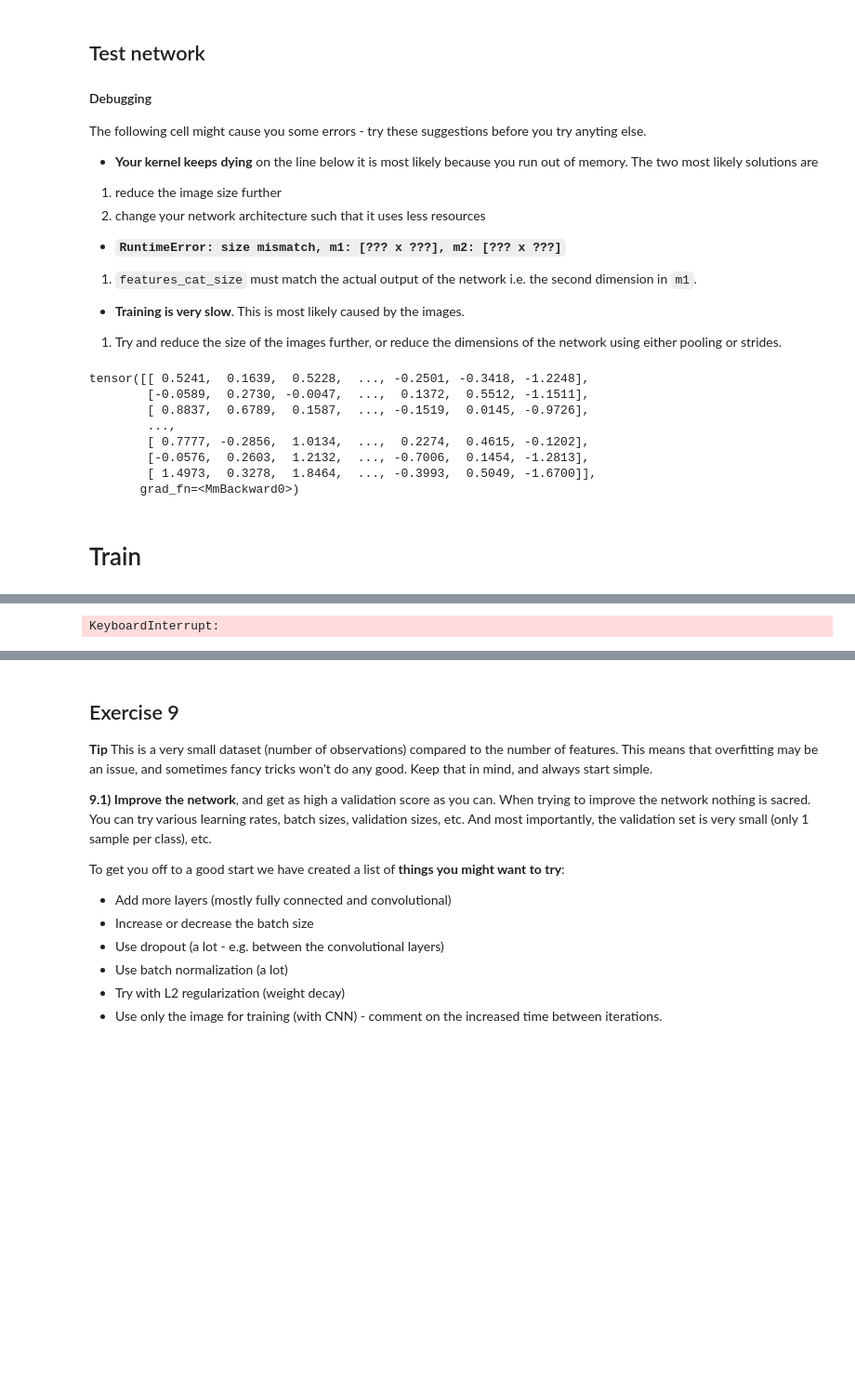
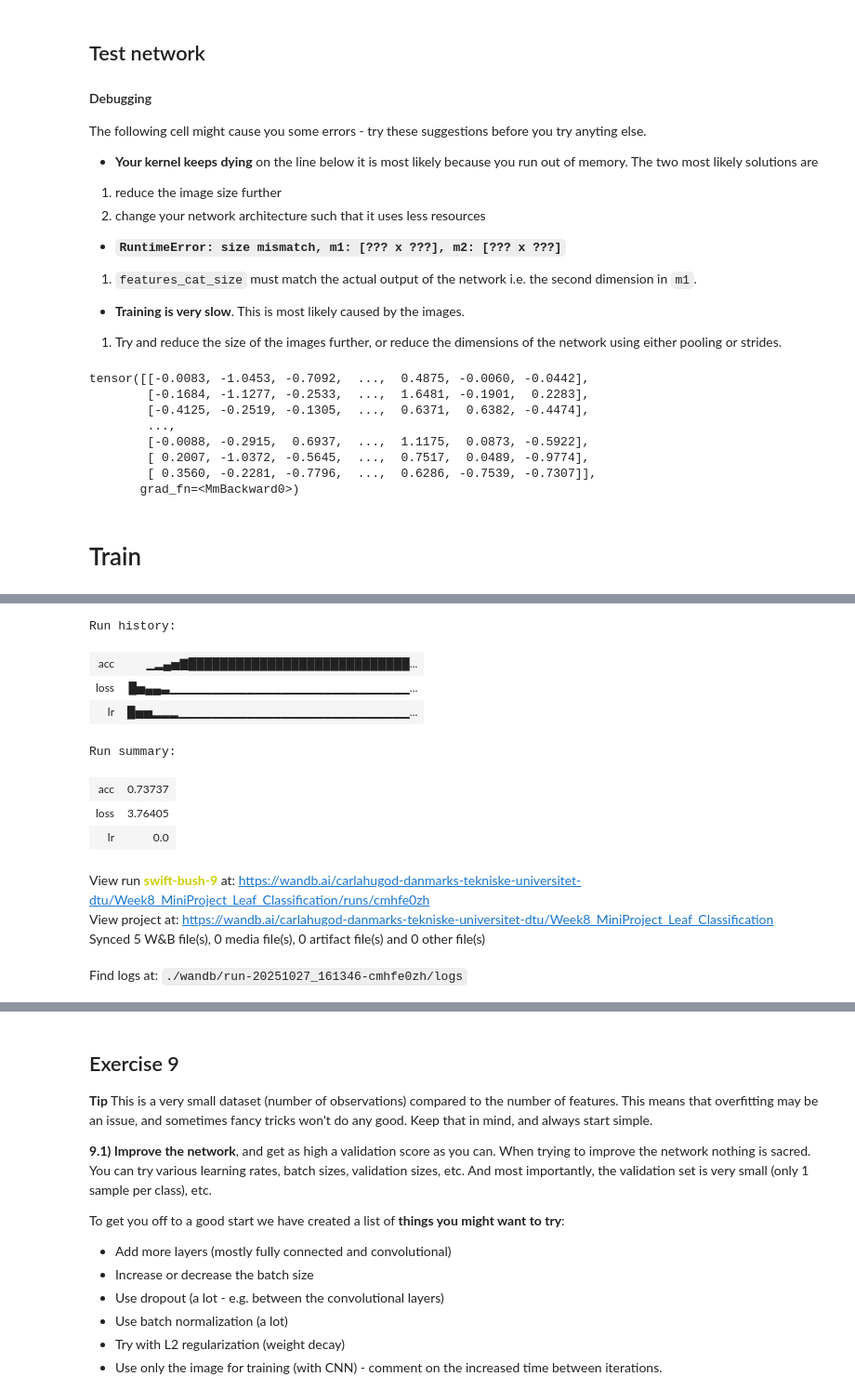
Before and after one commit to CarlaZdravkovicHugod/02456-2025, a Jupyter notebook: Week8 Mini Project/8.1 Kaggle Leaf Challenge.ipynb, the cells around one changed output, grey strips where cells are left out. Shown: that part at 93% size. Cells and saved outputs as stored; diff of their text form; code cells hidden in the pictures; blank space fills up the shorter version.

Commit message:
wandb working and succesful run

```diff
--- a/Week8 Mini Project/8.1 Kaggle Leaf Challenge.ipynb
+++ b/Week8 Mini Project/8.1 Kaggle Leaf Challenge.ipynb
@@ -399,7 +399,7 @@ Choose a reasonable batch size the `batch_size = ?` parameter below, and note yo
  * **Answer:** 32
  The batch size affects memory, because larger batches will have larger gradient tensor that will need to be stored during training. Smaller batches will use less memory, but may lead to noisier gradient estimates and are more susceptible to outliers. Training speed can be faster with larger batches due to parallel processing, but very large batches can lead to diminishing returns. The estimates of the gradients are more accurate with larger batches, as they average over more samples, but this can also lead to less frequent updates and potentially slower convergence.
 # %%
-batch_size = 64
+batch_size = 32
 dummy_batch_gen = data_utils.batch_generator(data, batch_size=batch_size, num_classes=NUM_CLASSES, num_iterations=5e3, seed=42)
 train_batch = next(dummy_batch_gen.gen_train())
 valid_batch, i = next(dummy_batch_gen.gen_valid())
@@ -540,16 +540,13 @@ class Net(nn.Module):
         x_img = self.adapt_pool(x_img)  # (N, conv_out_channels, 1, 1)
         features_img = x_img.view(x_img.size(0), -1)  # (N, conv_out_channels)
         features_img = self.dropout(features_img)
+
         # Append features to the list "features"
         features.append(features_img)
 
-
-
         ## Use concatenated leaf features for FFNN ##
         x = torch.cat((x_margin, x_texture), dim=1)  # (N, 2 * NUM_FEATURES)
-        features_vector = F.relu(x)
-        features.append(features_vector)
-
+        features.append(x)
 
         ## Use concatenated leaf features for RNN ##
         # - Change dimensions to fit GRU: (batch, seq_len=NUM_FEATURES, 1)
@@ -636,13 +633,13 @@ _x_texture = get_variable(Variable(torch.from_numpy(randnorm(_feature_shape))))
 output = net(x_img=_x_image, x_margin=_x_margin, x_shape=_x_shape, x_texture=_x_texture)
 output['out']
 # %% [output]
-tensor([[ 0.5241,  0.1639,  0.5228,  ..., -0.2501, -0.3418, -1.2248],
-        [-0.0589,  0.2730, -0.0047,  ...,  0.1372,  0.5512, -1.1511],
-        [ 0.8837,  0.6789,  0.1587,  ..., -0.1519,  0.0145, -0.9726],
+tensor([[-0.0083, -1.0453, -0.7092,  ...,  0.4875, -0.0060, -0.0442],
+        [-0.1684, -1.1277, -0.2533,  ...,  1.6481, -0.1901,  0.2283],
+        [-0.4125, -0.2519, -0.1305,  ...,  0.6371,  0.6382, -0.4474],
         ...,
-        [ 0.7777, -0.2856,  1.0134,  ...,  0.2274,  0.4615, -0.1202],
-        [-0.0576,  0.2603,  1.2132,  ..., -0.7006,  0.1454, -1.2813],
-        [ 1.4973,  0.3278,  1.8464,  ..., -0.3993,  0.5049, -1.6700]],
+        [-0.0088, -0.2915,  0.6937,  ...,  1.1175,  0.0873, -0.5922],
+        [ 0.2007, -1.0372, -0.5645,  ...,  0.7517,  0.0489, -0.9774],
+        [ 0.3560, -0.2281, -0.7796,  ...,  0.6286, -0.7539, -0.7307]],
        grad_fn=<MmBackward0>)
 # %% [markdown]
 # Train
@@ -649,11 +651,8 @@ tensor([[ 0.5241,  0.1639,  0.5228,  ..., -0.2501, -0.3418, -1.2248],
 # %%
-import wandb
-from tqdm import tqdm
 
-os.environ['WANDB_API_KEY'] = os.getenv('WANDB_API_KEY')
 # Setup settings for training
 VALIDATION_SIZE = 0.1 # 0.1 is ~ 100 samples for validation
-max_iter = 1000 # changed to 1000 for quicker testing
+max_iter = 10000
 log_every = 100
 eval_every = 100
 
@@ -707,14 +706,15 @@ run = wandb.init(
         "step_size": scheduler.step_size,
         "gamma": scheduler.gamma,
         "weight_decay": optimizer.param_groups[0]['weight_decay'],
-        "validation_size": VALIDATION_SIZE
+        "validation_size": VALIDATION_SIZE,
+        "use_dropout": [True if 'dropout' in name else False for name, _ in net.named_parameters()] # TODO. check this works
     },
 )
 
 
 # Train network
 net.train()
-for i, batch_train in tqdm(enumerate(batch_gen.gen_train())):
+for i, batch_train in enumerate(batch_gen.gen_train()):
     if i % eval_every == 0:
 
         # Do the validaiton
@@ -753,7 +753,7 @@ for i, batch_train in tqdm(enumerate(batch_gen.gen_train())):
 
     # Log i figure
     if i % log_every == 0:
-        run.log({"acc": train_accs[-1], "loss": train_loss[-1]})
+        run.log({"acc": valid_accs[-1], "loss": valid_loss[-1]})
         print("Train, it: {} loss: {:.2f} accs: {:.2f}".format(i, train_loss[-1], train_accs[-1]))
         print("Validation, it: {} loss: {:.2f} accs: {:.2f}".format(i, valid_loss[-1], valid_accs[-1]))
         fig = plt.figure(figsize=(12,4))
@@ -776,4 +777,15 @@ for i, batch_train in tqdm(enumerate(batch_gen.gen_train())):
-KeyboardInterrupt:
+Run history:
+| acc | ▁▂▄▅▇████████████████████████████... |
+| loss | █▅▄▄▃▁▁▁▁▁▁▁▁▁▁▁▁▁▁▁▁▁▁▁▁▁▁▁▁▁▁▁▁... |
+| lr | █▅▅▂▂▂▁▁▁▁▁▁▁▁▁▁▁▁▁▁▁▁▁▁▁▁▁▁▁▁▁▁▁... |
+Run summary:
+| acc | 0.73737 |
+| loss | 3.76405 |
+| lr | 0.0 |
+View run swift-bush-9 at: https://wandb.ai/carlahugod-danmarks-tekniske-universitet-dtu/Week8_MiniProject_Leaf_Classification/runs/cmhfe0zh
+View project at: https://wandb.ai/carlahugod-danmarks-tekniske-universitet-dtu/Week8_MiniProject_Leaf_Classification
+Synced 5 W&B file(s), 0 media file(s), 0 artifact file(s) and 0 other file(s)
+Find logs at: ./wandb/run-20251027_161346-cmhfe0zh/logs
 # %%
 # Print all network parameters here. ie conv_out_channels, rnn_hidden_size, learning rate at the end,
 #  bath sixe, image size, kernel size, stride, padding, model arcitecture
```
Also changed, not shown: parts of 15 cells of this notebook, 2 other files.
